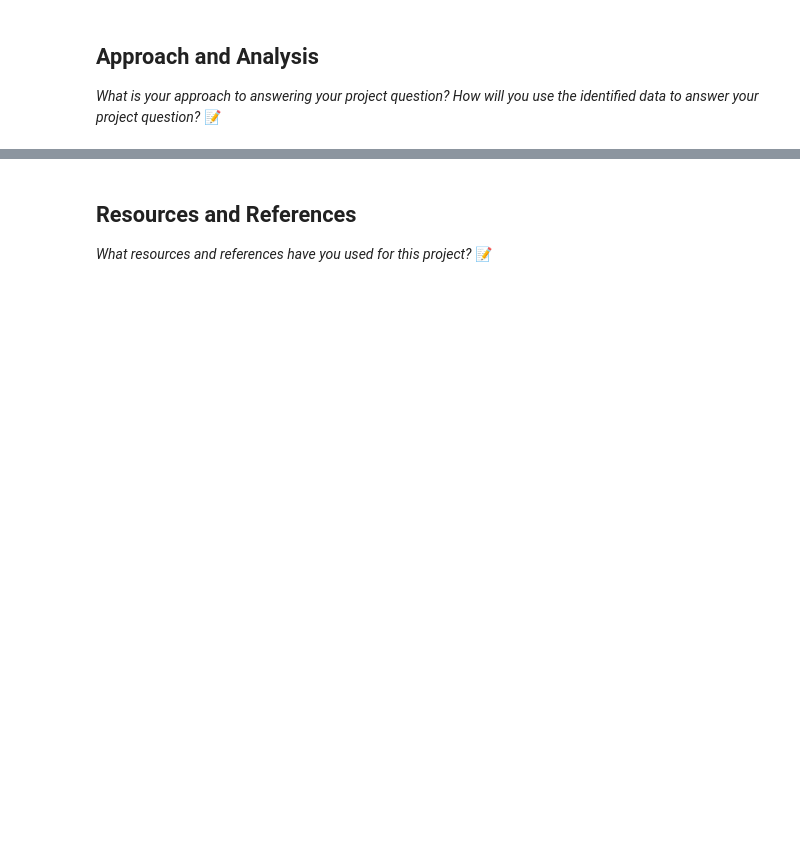
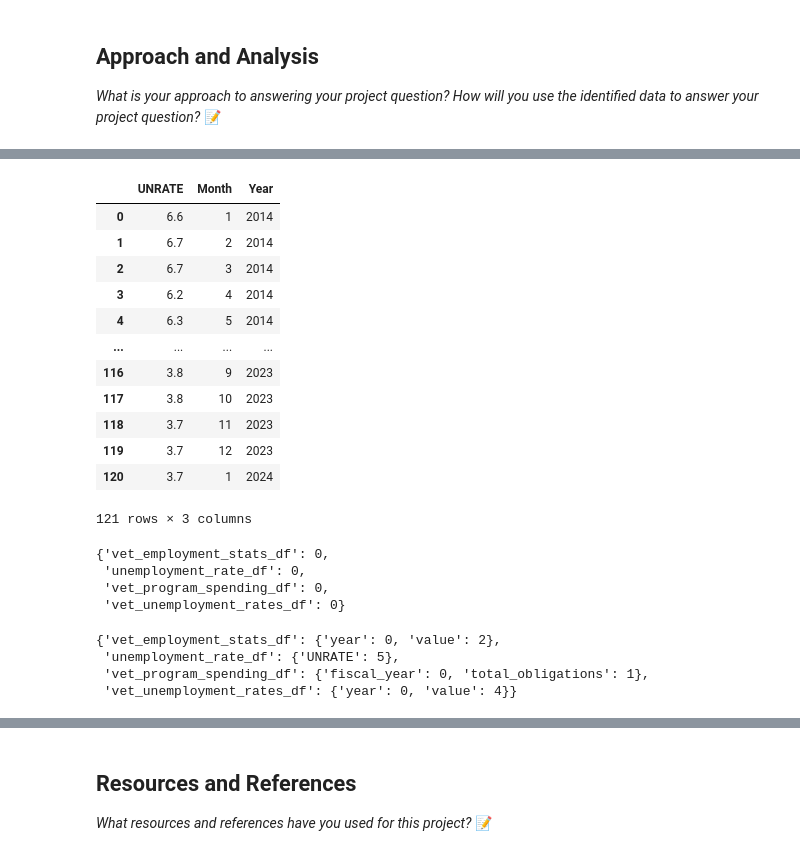
Before and after one commit to IT4063C-Fall24/final-project-vogelrj, a Jupyter notebook: source.ipynb, the cells around one changed output, grey strips where cells are left out. Drawn from its saved outputs; the diff is of its cells as text; code cells hidden in the pictures; blank space fills up the shorter version.

```diff
--- a/source.ipynb
+++ b/source.ipynb
@@ -112,0 +283,59 @@ I will merge the relevant information from the datasets using the year as a key.
+# %%
+unemployment_rate_df['Month'] = unemployment_rate_df['DATE'].str.split('/').str[0].astype(int)
+unemployment_rate_df['Year'] = unemployment_rate_df['DATE'].str.split('/').str[-1].astype(int)
+
+unemployment_rate_df.drop(columns=['DATE'], inplace=True)
+
+
+unemployment_rate_df
+# %% [output]
+|  | UNRATE | Month | Year |
+| 0 | 6.6 | 1 | 2014 |
+| 1 | 6.7 | 2 | 2014 |
+| 2 | 6.7 | 3 | 2014 |
+| 3 | 6.2 | 4 | 2014 |
+| 4 | 6.3 | 5 | 2014 |
+| ... | ... | ... | ... |
+| 116 | 3.8 | 9 | 2023 |
+| 117 | 3.8 | 10 | 2023 |
+| 118 | 3.7 | 11 | 2023 |
+| 119 | 3.7 | 12 | 2023 |
+| 120 | 3.7 | 1 | 2024 |
+121 rows × 3 columns
+# %%
+# Checking for duplicates in each df
+duplicate_counts = {name: df.duplicated().sum() for df, name in zip(dfs, df_names)}
+
+duplicate_counts
+# %% [output]
+{'vet_employment_stats_df': 0,
+ 'unemployment_rate_df': 0,
+ 'vet_program_spending_df': 0,
+ 'vet_unemployment_rates_df': 0}
+# %%
+# Checking for Outliers using the IQR method
+outliers_iqr = {}
+
+
+for df, name in zip(dfs, df_names):
+    outlier_info = {}
+
+    for col in df.select_dtypes(include=['float64', 'int64']).columns:
+
+        Q1 = df[col].quantile(0.25)
+        Q3 = df[col].quantile(0.75)
+        IQR = Q3 - Q1
+
+        lower_bound = Q1 - 1.5 * IQR
+        upper_bound = Q3 + 1.5 * IQR
+
+        outliers_count = ((df[col] < lower_bound) | (df[col] > upper_bound)).sum()
+        outlier_info[col] = outliers_count
+    outliers_iqr[name] = outlier_info
+
+outliers_iqr
+# %% [output]
+{'vet_employment_stats_df': {'year': 0, 'value': 2},
+ 'unemployment_rate_df': {'UNRATE': 5},
+ 'vet_program_spending_df': {'fiscal_year': 0, 'total_obligations': 1},
+ 'vet_unemployment_rates_df': {'year': 0, 'value': 4}}
```
Also changed, not shown: parts of 31 cells of this notebook, 4 other files.
